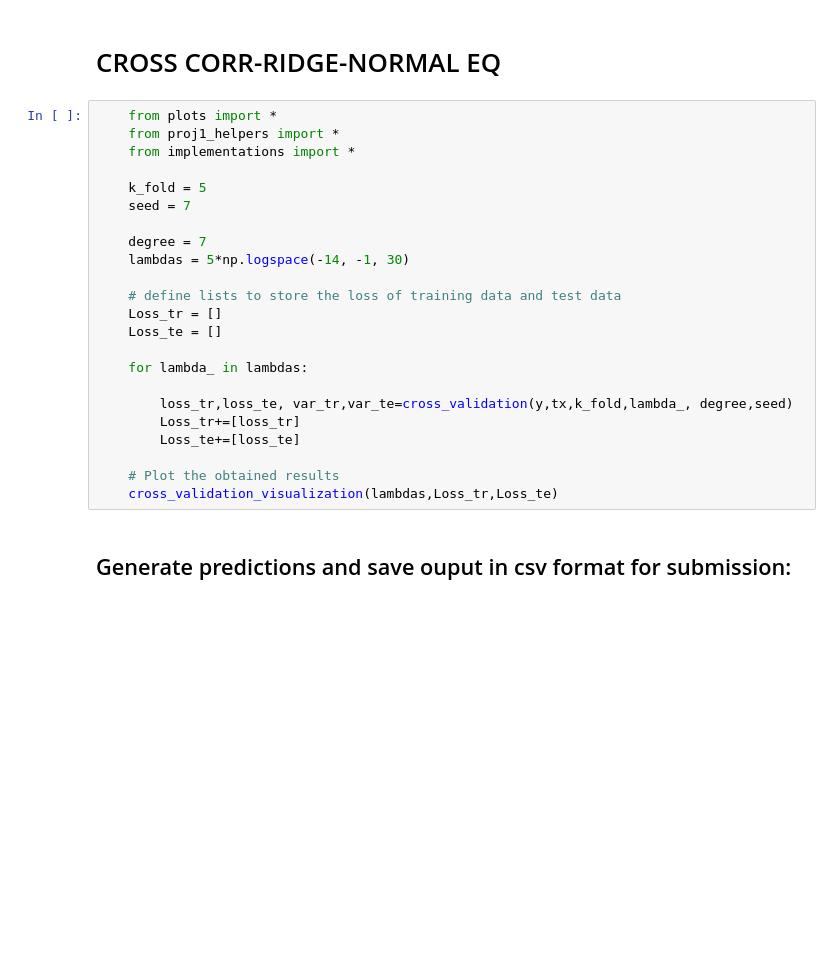
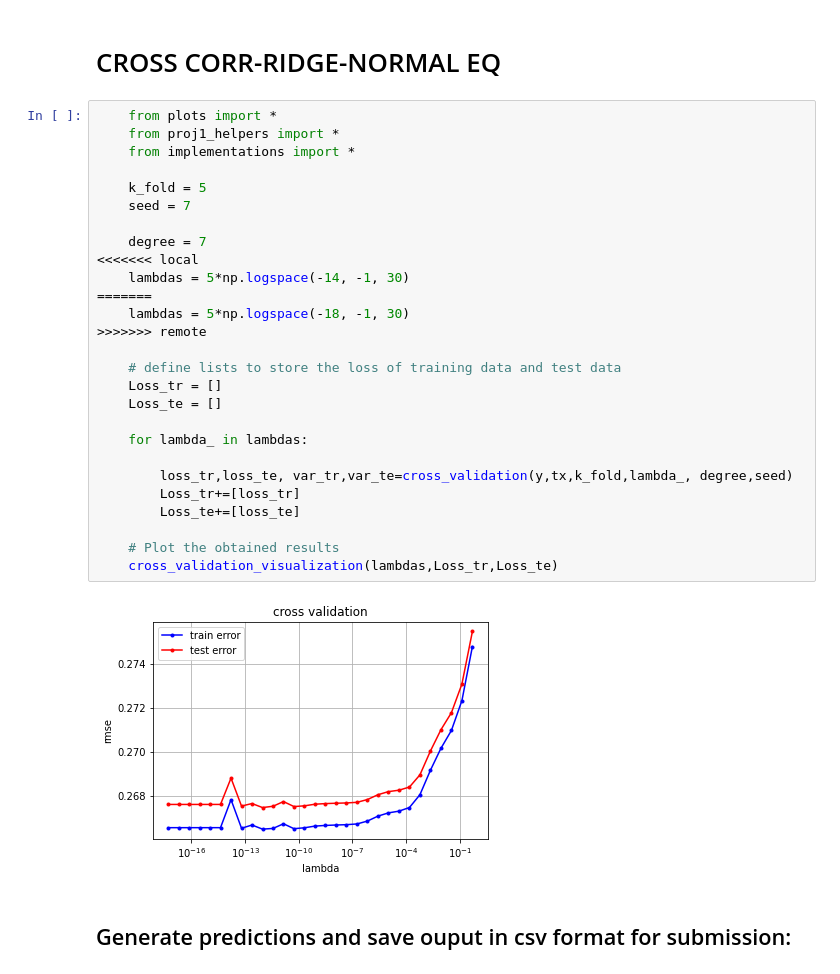
Before and after one commit to bunnY-law/ML2020, a Jupyter notebook: source/proj1.ipynb, the cells around one changed output. Drawn from its saved outputs; the diff is of its cells as text; blank space fills up the shorter version.

```diff
--- a/source/proj1.ipynb
+++ b/source/proj1.ipynb
@@ -164,26 +164,32 @@ degree= 1 ,acc = 0.73236
 # %%
     from plots import *
     from proj1_helpers import *
     from implementations import *
 
     k_fold = 5
     seed = 7
 
     degree = 7
+<<<<<<< local
     lambdas = 5*np.logspace(-14, -1, 30)
+=======
+    lambdas = 5*np.logspace(-18, -1, 30)
+>>>>>>> remote
 
     # define lists to store the loss of training data and test data
     Loss_tr = []
     Loss_te = []
 
     for lambda_ in lambdas:
 
         loss_tr,loss_te, var_tr,var_te=cross_validation(y,tx,k_fold,lambda_, degree,seed)
         Loss_tr+=[loss_tr]
         Loss_te+=[loss_te]
 
     # Plot the obtained results
     cross_validation_visualization(lambdas,Loss_tr,Loss_te)
+# %% [output]
+[figure, added]
 # %% [markdown]
 ## Generate predictions and save ouput in csv format for submission:
 # %%
```
Also changed, not shown: parts of 5 cells of this notebook, 1 other file.
